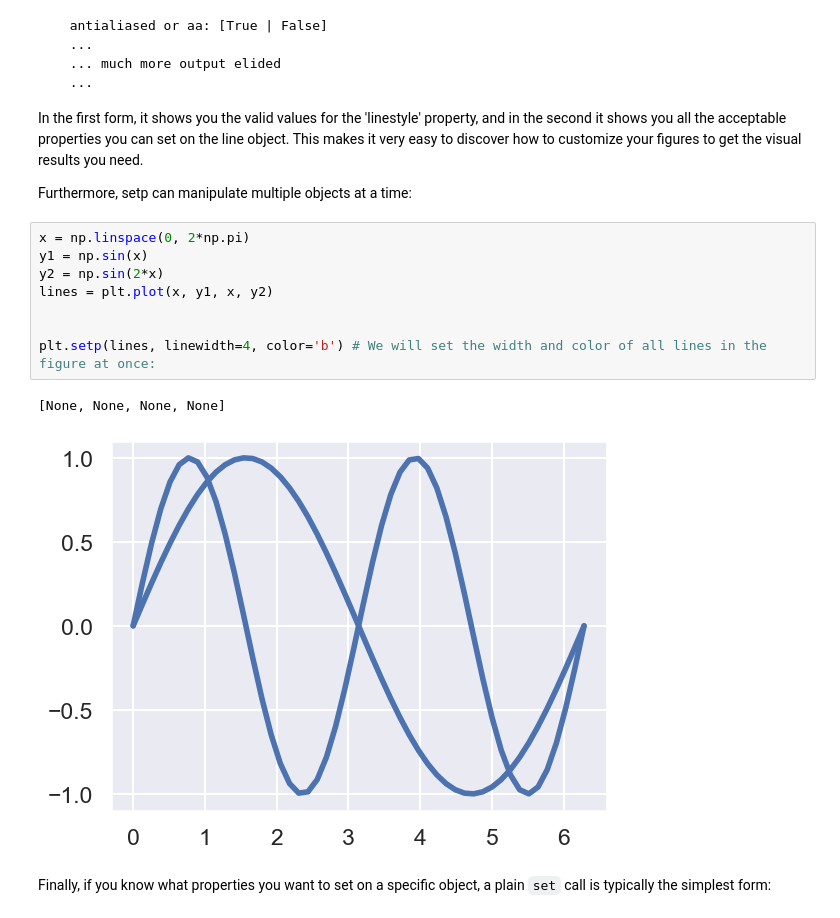
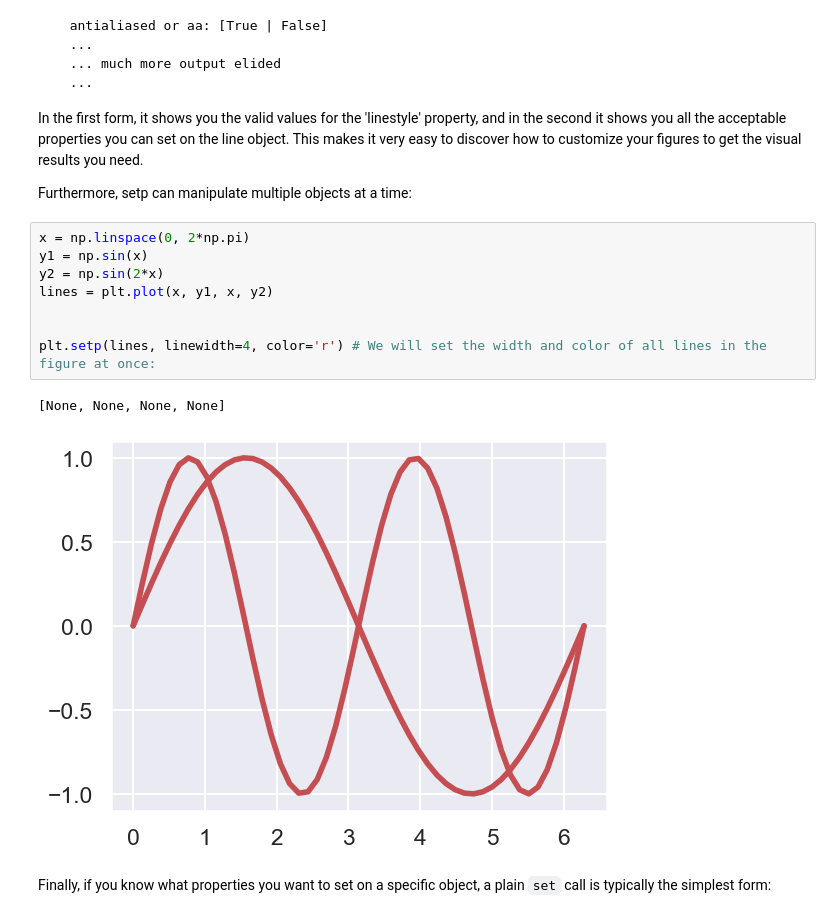
Before and after one commit to Victor-L-Almgren/Labs-and-exersizes, a Jupyter notebook: 7. Principles and Techniques for Data Science/Lab02/LAB02.ipynb, the cells around one changed output. Cells and saved outputs as stored; diff of their text form.

```diff
--- a/7. Principles and Techniques for Data Science/Lab02/LAB02.ipynb
+++ b/7. Principles and Techniques for Data Science/Lab02/LAB02.ipynb
@@ -452,14 +559,14 @@ Furthermore, setp can manipulate multiple objects at a time:
 # %%
 x = np.linspace(0, 2*np.pi)
 y1 = np.sin(x)
 y2 = np.sin(2*x)
 lines = plt.plot(x, y1, x, y2)
 
 
-plt.setp(lines, linewidth=4, color='b') # We will set the width and color of all lines in the figure at once:
+plt.setp(lines, linewidth=4, color='r') # We will set the width and color of all lines in the figure at once:
 # %% [output]
 [None, None, None, None]
-[figure, old version]
+[figure, new version]
 # %% [markdown]
 Finally, if you know what properties you want to set on a specific object, a
 plain ``set`` call is typically the simplest form:
```
Also changed, not shown: parts of 40 cells of this notebook, 2 other files.
